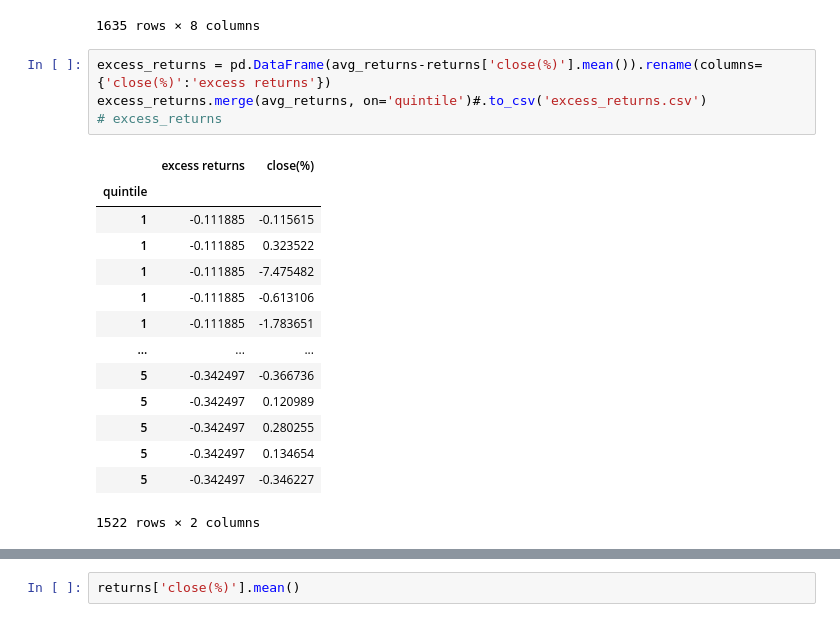
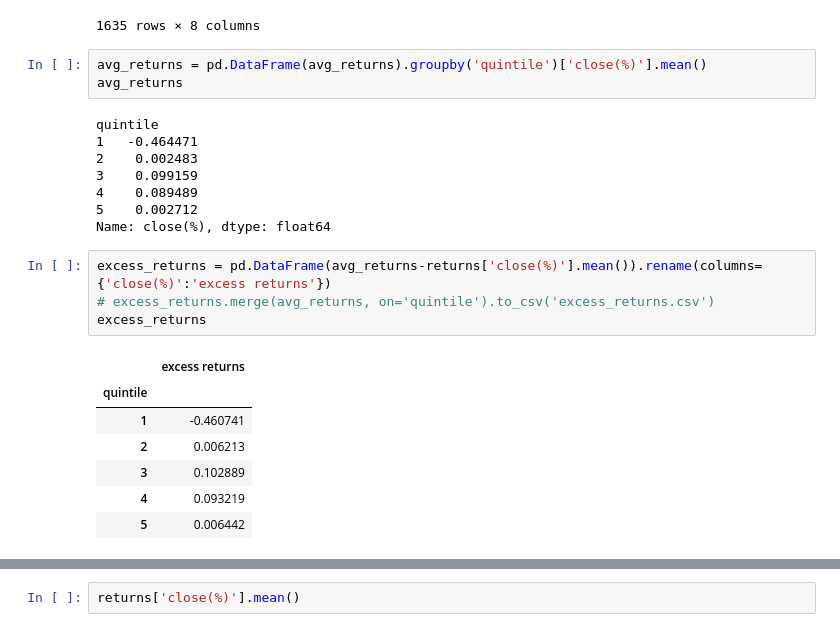
Before and after one commit to alisonands/Case-Study-A-data-driven-investment-analysis, a Jupyter notebook: data_gathering/analysis_opcash_to_capex.ipynb, the cells around one changed output, grey strips where cells are left out. Drawn from its saved outputs; the diff is of its cells as text.

```diff
--- a/data_gathering/analysis_opcash_to_capex.ipynb
+++ b/data_gathering/analysis_opcash_to_capex.ipynb
@@ -129,23 +129,27 @@ returns
 | 1633 | 2012 | 1.243200e+07 | CAMP | -1.076000e+06 | 8.655084 | 93.0 | 5 | 0.486779 |
 | 1634 | 2010 | 2.472000e+06 | CAMP | -1.066000e+06 | 43.122977 | 22.0 | 2 | -0.108280 |
 1635 rows × 8 columns
+# %%
+avg_returns = pd.DataFrame(avg_returns).groupby('quintile')['close(%)'].mean()
+avg_returns
+# %% [output]
+quintile
+1   -0.464471
+2    0.002483
+3    0.099159
+4    0.089489
+5    0.002712
+Name: close(%), dtype: float64
 # %%
 excess_returns = pd.DataFrame(avg_returns-returns['close(%)'].mean()).rename(columns={'close(%)':'excess returns'})
-excess_returns.merge(avg_returns, on='quintile')#.to_csv('excess_returns.csv')
-# excess_returns
+# excess_returns.merge(avg_returns, on='quintile').to_csv('excess_returns.csv')
+excess_returns
 # %% [output]
-|  | excess returns | close(%) |
-| quintile |  |  |
-| 1 | -0.111885 | -0.115615 |
-| 1 | -0.111885 | 0.323522 |
-| 1 | -0.111885 | -7.475482 |
-| 1 | -0.111885 | -0.613106 |
-| 1 | -0.111885 | -1.783651 |
-| ... | ... | ... |
-| 5 | -0.342497 | -0.366736 |
-| 5 | -0.342497 | 0.120989 |
-| 5 | -0.342497 | 0.280255 |
-| 5 | -0.342497 | 0.134654 |
-| 5 | -0.342497 | -0.346227 |
+|  | excess returns |
+| quintile |  |
+| 1 | -0.460741 |
+| 2 | 0.006213 |
+| 3 | 0.102889 |
+| 4 | 0.093219 |
+| 5 | 0.006442 |
-1522 rows × 2 columns
 # %%
```
Also changed, not shown: parts of 9 cells of this notebook, 3 other files.
